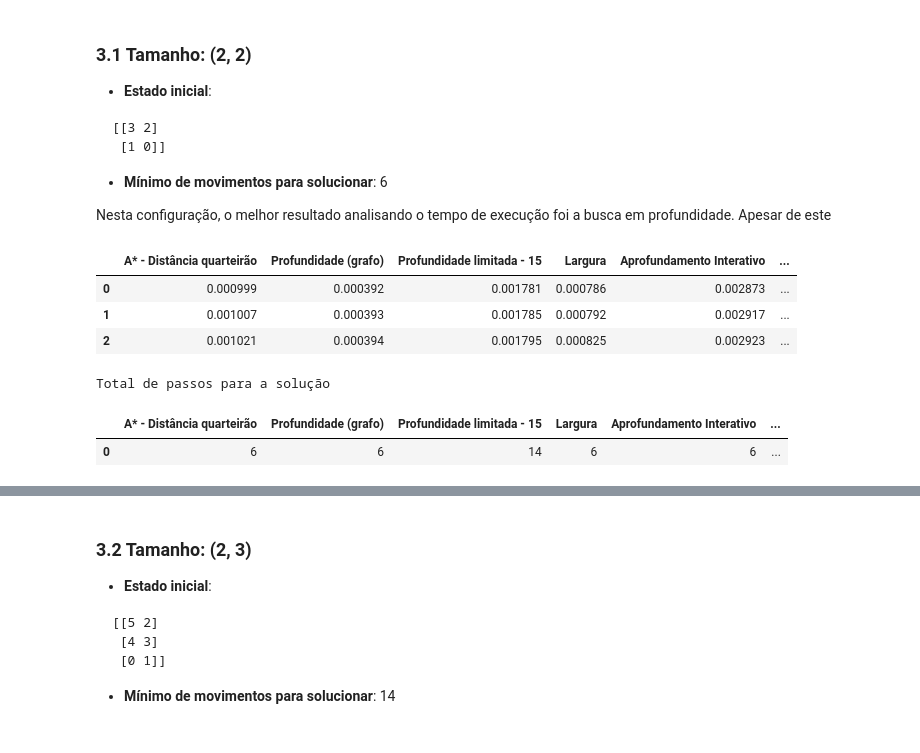
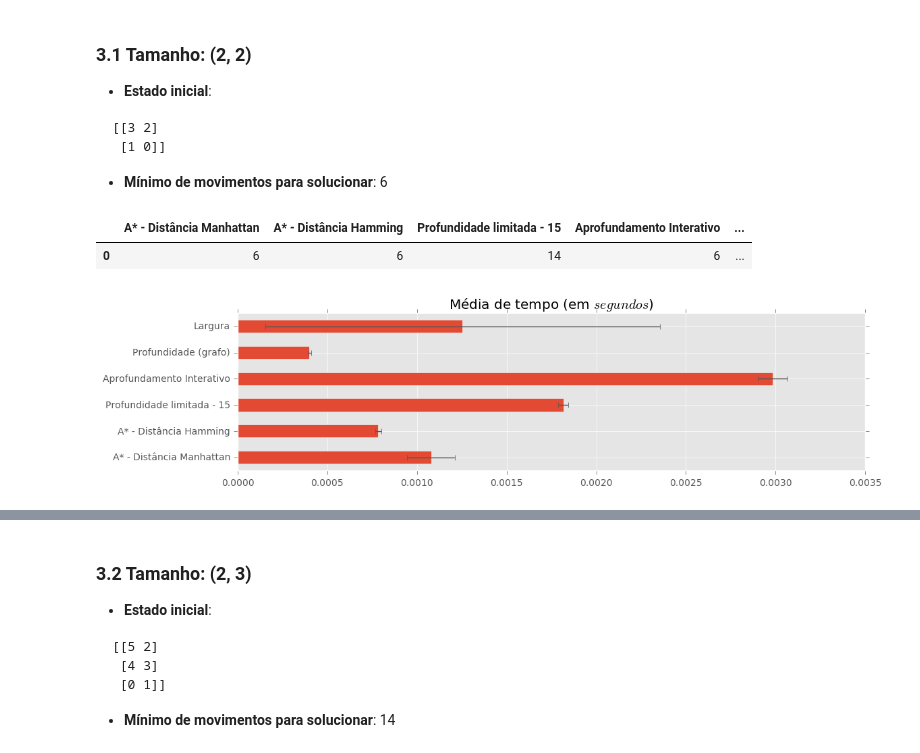
Before and after one commit to IFCE-Ciencia-da-Computacao-2011-2/UDM.279-Inteligencia-Artificial, a Jupyter notebook: Análise de algoritmos de busca no problema Sliding puzzle.ipynb, the cells around one changed output, grey strips where cells are left out. Cells and saved outputs as stored; diff of their text form; code cells hidden in the pictures.

````diff
--- a/Análise de algoritmos de busca no problema Sliding puzzle.ipynb
+++ b/Análise de algoritmos de busca no problema Sliding puzzle.ipynb
@@ -100,22 +106,13 @@ A análise dos dados consiste basicamente a partir da média das execuções. Fo
  [1 0]]
 ```
 * **Mínimo de movimentos para solucionar**: 6
-
-Nesta configuração, o melhor resultado analisando o tempo de execução foi a busca em profundidade. Apesar de este
 # %%
 data = helper.carregar_json('data.json')
+resultado_2_x_2 = helper.processar_resultados(data['(2, 2)'])
+helper.grafico_desvio_padrao(resultado_2_x_2[0], figsize=(12, 3))
 
-resultado_2_x_2 = helper.processar_resultados(data['(2, 2)'])
-resultado_2_x_2[0].head(3)
+resultado_2_x_2[1]
 # %% [output]
-|  | A* - Distância quarteirão | Profundidade (grafo) | Profundidade limitada - 15 | Largura | Aprofundamento Interativo | ... |
-| 0 | 0.000999 | 0.000392 | 0.001781 | 0.000786 | 0.002873 | ... |
-| 1 | 0.001007 | 0.000393 | 0.001785 | 0.000792 | 0.002917 | ... |
-| 2 | 0.001021 | 0.000394 | 0.001795 | 0.000825 | 0.002923 | ... |
+|  | A* - Distância Manhattan | A* - Distância Hamming | Profundidade limitada - 15 | Aprofundamento Interativo | ... |
+| 0 | 6 | 6 | 14 | 6 | ... |
+[figure, added]
-# %%
-print("Total de passos para a solução")
-resultado_2_x_2[1]
-# %% [output]
-Total de passos para a solução
-|  | A* - Distância quarteirão | Profundidade (grafo) | Profundidade limitada - 15 | Largura | Aprofundamento Interativo | ... |
-| 0 | 6 | 6 | 14 | 6 | 6 | ... |
````
Also changed, not shown: parts of 12 cells of this notebook, 9 other files.
